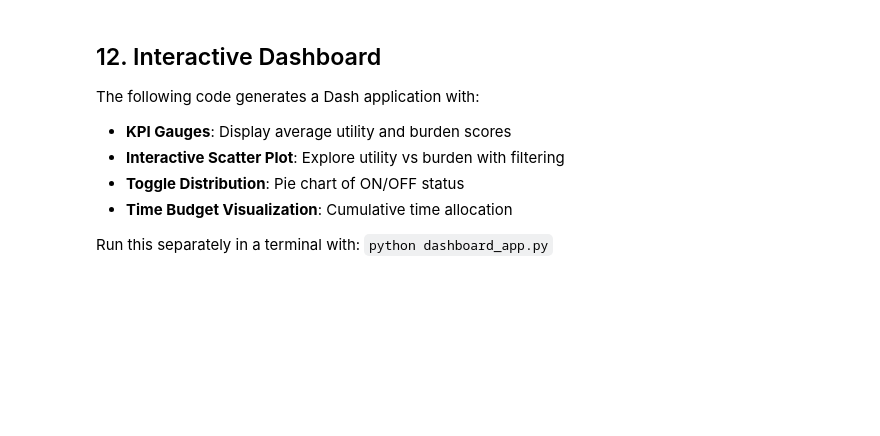
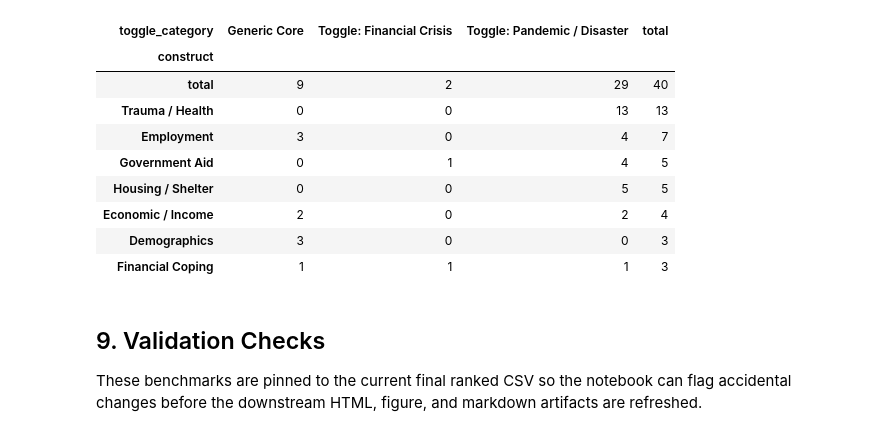
Before and after one commit to namo507/Team-PSID, a Jupyter notebook: PSID_NLP_Crisis_Module_Final.ipynb, the cells around one changed output. Cells and saved outputs as stored; diff of their text form; code cells hidden in the pictures; blank space fills up the shorter version.

```diff
--- a/PSID_NLP_Crisis_Module_Final.ipynb
+++ b/PSID_NLP_Crisis_Module_Final.ipynb
@@ -629,57 +367,32 @@ else:
 # %%
-# Visualization 4: Construct Distribution Heatmap
-# Count constructs by toggle status
-construct_data = []
-for toggle_status in ['ON', 'OFF']:
-    subset = df[df['Predicted_Toggle'] == toggle_status]
-    constructs_in_subset = []
-    for constructs_list in subset['Constructs']:
-        constructs_in_subset.extend(constructs_list)
+selected_constructs = (
+    selected_df[["toggle_category", "constructs"]]
+    .explode("constructs")
+    .dropna()
+    .assign(construct=lambda frame: frame["constructs"].astype(str).str.strip())
+)
 
-    construct_data.append(constructs_in_subset)
-
-# Create counter
-counter_on = Counter(construct_data[0]) if len(construct_data[0]) > 0 else Counter()
-counter_off = Counter(construct_data[1]) if len(construct_data[1]) > 0 else Counter()
-
-all_constructs_unique = set(counter_on.keys()) | set(counter_off.keys())
-all_constructs_unique = sorted(list(all_constructs_unique))[:15]  # Top 15
-
-# Build heatmap data
-heatmap_data = []
-for construct in all_constructs_unique:
-    heatmap_data.append([counter_on.get(construct, 0), counter_off.get(construct, 0)])
-
-# Plot
-fig, ax = plt.subplots(figsize=(10, 8))
-im = ax.imshow(heatmap_data, cmap='YlOrRd', aspect='auto')
-
-ax.set_xticks([0, 1])
-ax.set_xticklabels(['Toggle ON', 'Toggle OFF'])
-ax.set_yticks(range(len(all_constructs_unique)))
-ax.set_yticklabels(all_constructs_unique)
-
-# Add text annotations
-for i in range(len(all_constructs_unique)):
-    for j in range(2):
-        text = ax.text(j, i, heatmap_data[i][j],
-                      ha="center", va="center", color="black", fontweight='bold')
-
-ax.set_title('Crisis Construct Distribution by Toggle Status',
-            fontsize=14, fontweight='bold')
-plt.colorbar(im, ax=ax, label='Frequency')
-plt.tight_layout()
-plt.show()
-
-print(f"✓ Visualization 4 complete: Construct heatmap ({len(all_constructs_unique)} constructs)")
+pd.crosstab(
+    selected_constructs["construct"],
+    selected_constructs["toggle_category"],
+    margins=True,
+    margins_name="total",
+)\
+    .sort_values("total", ascending=False)\
+    .head(15)
+# %% [output]
+| toggle_category | Generic Core | Toggle: Financial Crisis | Toggle: Pandemic / Disaster | total |
+| construct |  |  |  |  |
+| total | 9 | 2 | 29 | 40 |
+| Trauma / Health | 0 | 0 | 13 | 13 |
+| Employment | 3 | 0 | 4 | 7 |
+| Government Aid | 0 | 1 | 4 | 5 |
+| Housing / Shelter | 0 | 0 | 5 | 5 |
+| Economic / Income | 2 | 0 | 2 | 4 |
+| Demographics | 3 | 0 | 0 | 3 |
+| Financial Coping | 1 | 1 | 1 | 3 |
 # %% [markdown]
-## 12. Interactive Dashboard
+## 9. Validation Checks
 
-The following code generates a Dash application with:
-- **KPI Gauges**: Display average utility and burden scores
-- **Interactive Scatter Plot**: Explore utility vs burden with filtering
-- **Toggle Distribution**: Pie chart of ON/OFF status
-- **Time Budget Visualization**: Cumulative time allocation
-
-Run this separately in a terminal with: `python dashboard_app.py`
+These benchmarks are pinned to the current final ranked CSV so the notebook can flag accidental changes before the downstream HTML, figure, and markdown artifacts are refreshed.
 # %%
```
Also changed, not shown: parts of 32 cells of this notebook, 17 other files.
